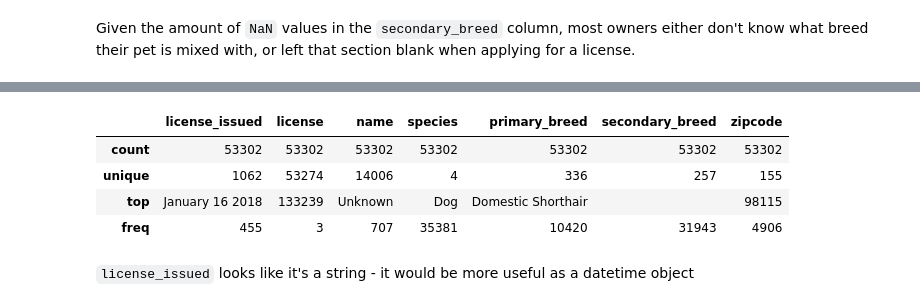
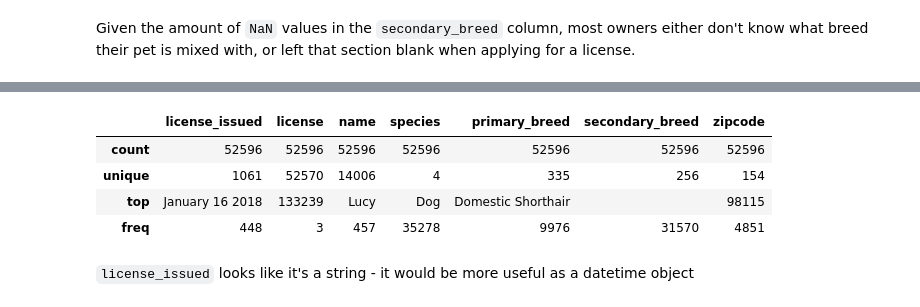
Before and after one commit to brookskindle/brookskindle.github.io, a Jupyter notebook: content/seattle_pets.ipynb, the cells around one changed output, grey strips where cells are left out. Saved outputs shown, nothing was run; the diff lists cells and outputs as text; code cells hidden in the pictures.

Commit message:
Show most common pet names in seattle pets post

```diff
--- a/content/seattle_pets.ipynb
+++ b/content/seattle_pets.ipynb
@@ -64,16 +66,16 @@ In either case, let's replace the missing values in those columns and drop the r
 # %%
 pets = (pets
-        .fillna({"secondary_breed": "", "name": "Unknown"})
-        .dropna()
+    .fillna({"secondary_breed": ""})
+    .dropna()
 )
 
 pets.describe()
 # %% [output]
 |  | license_issued | license | name | species | primary_breed | secondary_breed | zipcode |
-| count | 53302 | 53302 | 53302 | 53302 | 53302 | 53302 | 53302 |
-| unique | 1062 | 53274 | 14006 | 4 | 336 | 257 | 155 |
-| top | January 16 2018 | 133239 | Unknown | Dog | Domestic Shorthair |  | 98115 |
-| freq | 455 | 3 | 707 | 35381 | 10420 | 31943 | 4906 |
+| count | 52596 | 52596 | 52596 | 52596 | 52596 | 52596 | 52596 |
+| unique | 1061 | 52570 | 14006 | 4 | 335 | 256 | 154 |
+| top | January 16 2018 | 133239 | Lucy | Dog | Domestic Shorthair |  | 98115 |
+| freq | 448 | 3 | 457 | 35278 | 9976 | 31570 | 4851 |
 # %% [markdown]
 `license_issued` looks like it's a string - it would be more useful as a datetime object
 # %%
```
Also changed, not shown: parts of 13 cells of this notebook.
